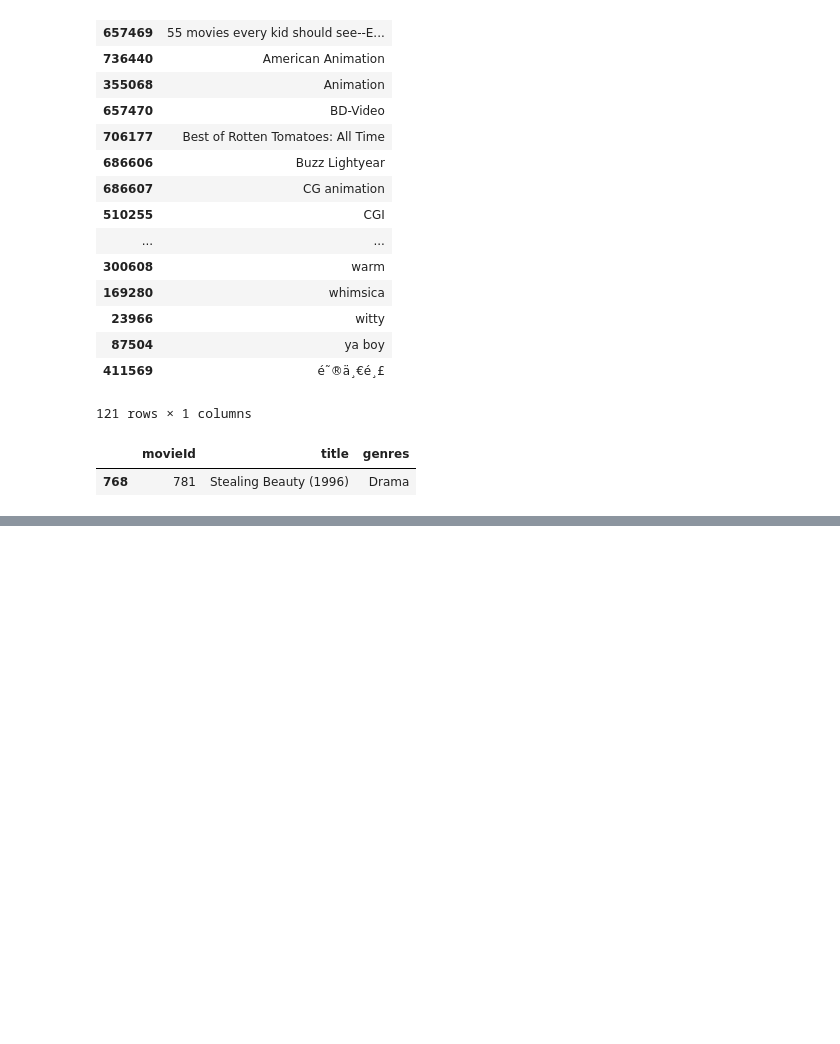
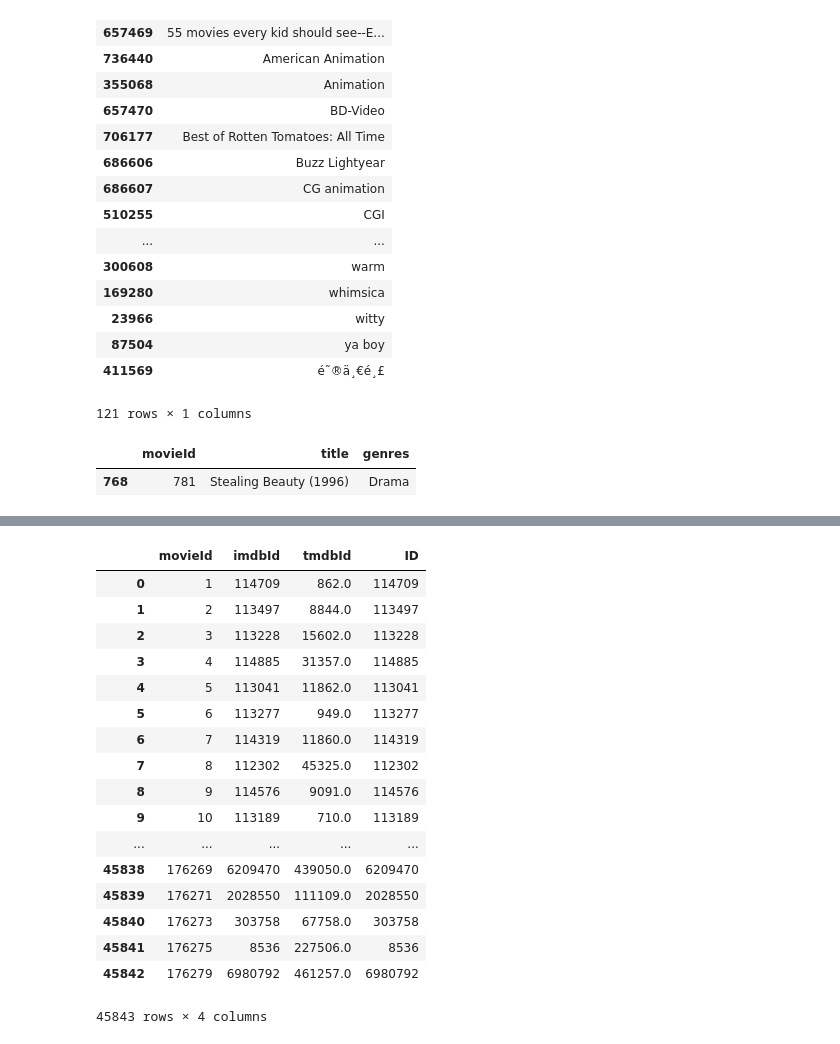
Before and after one commit to sergioperezf/mine4201-taller3, a Jupyter notebook: Taller 3.ipynb, the cells around one changed output, grey strips where cells are left out. Saved outputs shown, nothing was run; the diff lists cells and outputs as text; code cells hidden in the pictures; blank space fills up the shorter version.

```diff
--- a/Taller 3.ipynb
+++ b/Taller 3.ipynb
@@ -277,0 +313,21 @@ resultDBPEDIA
+# %%
+links
+# %% [output]
+|  | movieId | imdbId | tmdbId | ID |
+| 0 | 1 | 114709 | 862.0 | 114709 |
+| 1 | 2 | 113497 | 8844.0 | 113497 |
+| 2 | 3 | 113228 | 15602.0 | 113228 |
+| 3 | 4 | 114885 | 31357.0 | 114885 |
+| 4 | 5 | 113041 | 11862.0 | 113041 |
+| 5 | 6 | 113277 | 949.0 | 113277 |
+| 6 | 7 | 114319 | 11860.0 | 114319 |
+| 7 | 8 | 112302 | 45325.0 | 112302 |
+| 8 | 9 | 114576 | 9091.0 | 114576 |
+| 9 | 10 | 113189 | 710.0 | 113189 |
+| ... | ... | ... | ... | ... |
+| 45838 | 176269 | 6209470 | 439050.0 | 6209470 |
+| 45839 | 176271 | 2028550 | 111109.0 | 2028550 |
+| 45840 | 176273 | 303758 | 67758.0 | 303758 |
+| 45841 | 176275 | 8536 | 227506.0 | 8536 |
+| 45842 | 176279 | 6980792 | 461257.0 | 6980792 |
+45843 rows × 4 columns
```
Also changed, not shown: parts of 7 cells of this notebook.
